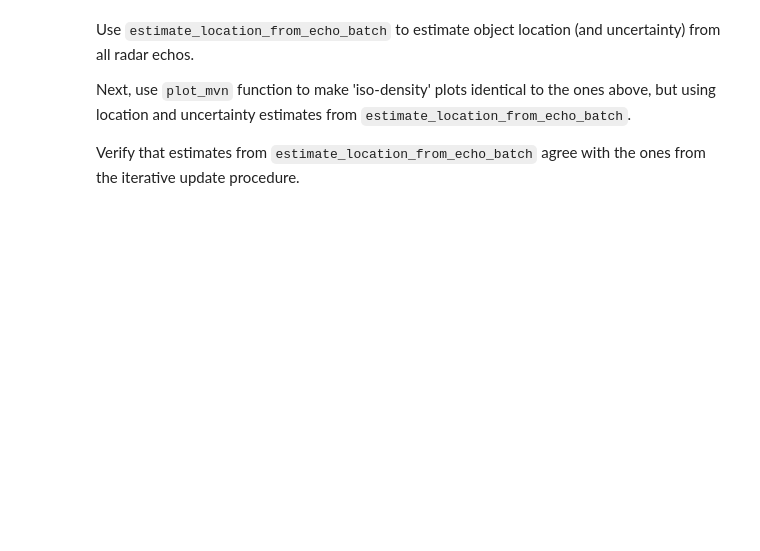
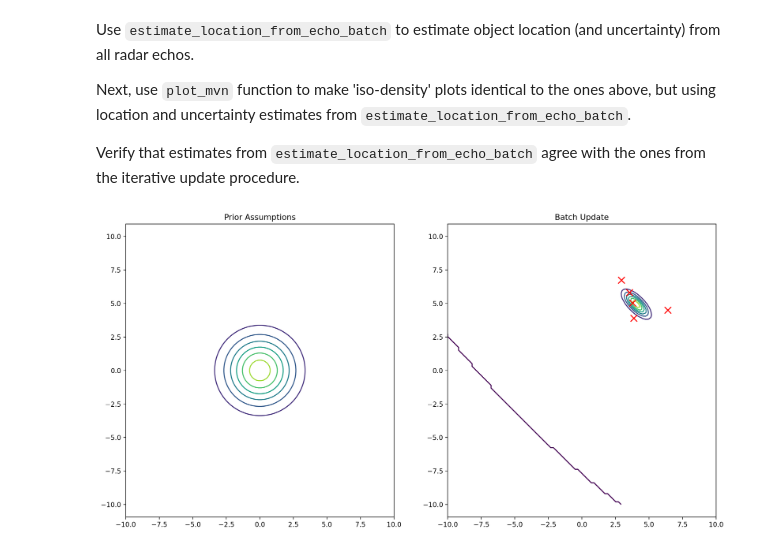
Before and after one commit to arturgesiarz/StatisticalMachineLearning-Course, a Jupyter notebook: Lab02/lab2.ipynb, the cells around one changed output. Saved outputs shown, nothing was run; the diff lists cells and outputs as text; code cells hidden in the pictures; blank space fills up the shorter version.

```diff
--- a/Lab02/lab2.ipynb
+++ b/Lab02/lab2.ipynb
@@ -183,3 +179,18 @@ Exception: Implement estimate_location_from_echo_batch function
+# %%
+def estimate_location_from_echo_batch(radar_echo_n,radar_echo_sigma, prior_mu, prior_Sigma):
+    radar_echo_prec = inv(radar_echo_sigma)
+
+    posterior_Prec = inv(deepcopy(prior_Sigma))
+    posterior_mu = deepcopy(prior_mu)
+
+    for radar_echo in radar_echo_n:
+        posterior_Prec += radar_echo_prec
+        posterior_mu += radar_echo_prec @ radar_echo
+
+    posterior_Sigma = inv(posterior_Prec)
+    posterior_mu = posterior_Sigma @ posterior_mu
+
+    return posterior_mu, posterior_Sigma
 # %% [markdown]
 Use `estimate_location_from_echo_batch` to estimate object location (and uncertainty) from all radar echos.
 
@@ -193,0 +200,12 @@ raise Exception('Use estimate_location_from_echo_batch to estimate object locati
+# %%
+_, ax = plt.subplots(1, 2, figsize=(16,8))
+
+prior_mu = np.zeros(2)
+prior_Sigma = np.eye(2) * 3
+
+mu_batch, Sigma_batch = estimate_location_from_echo_batch(radar_echo_n,radar_echo_Sigma,prior_mu, prior_Sigma)
+
+plot_mvn(ax[0], prior_mu, prior_Sigma, title="Prior Assumptions")
+plot_mvn(ax[1], mu_batch, Sigma_batch, observations=radar_echo_n, title="Batch Update")
+# %% [output]
+[figure, added]
```
Also changed, not shown: parts of 5 cells of this notebook.
